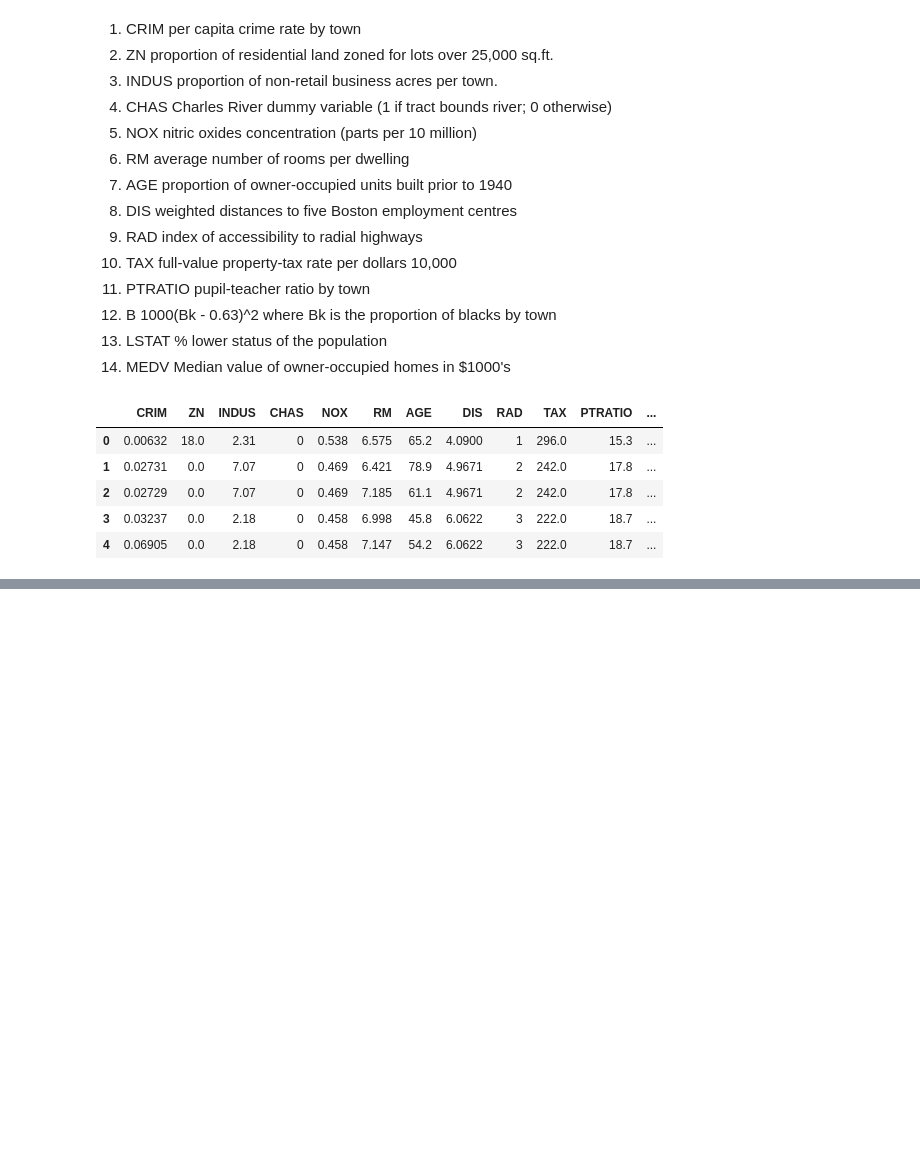
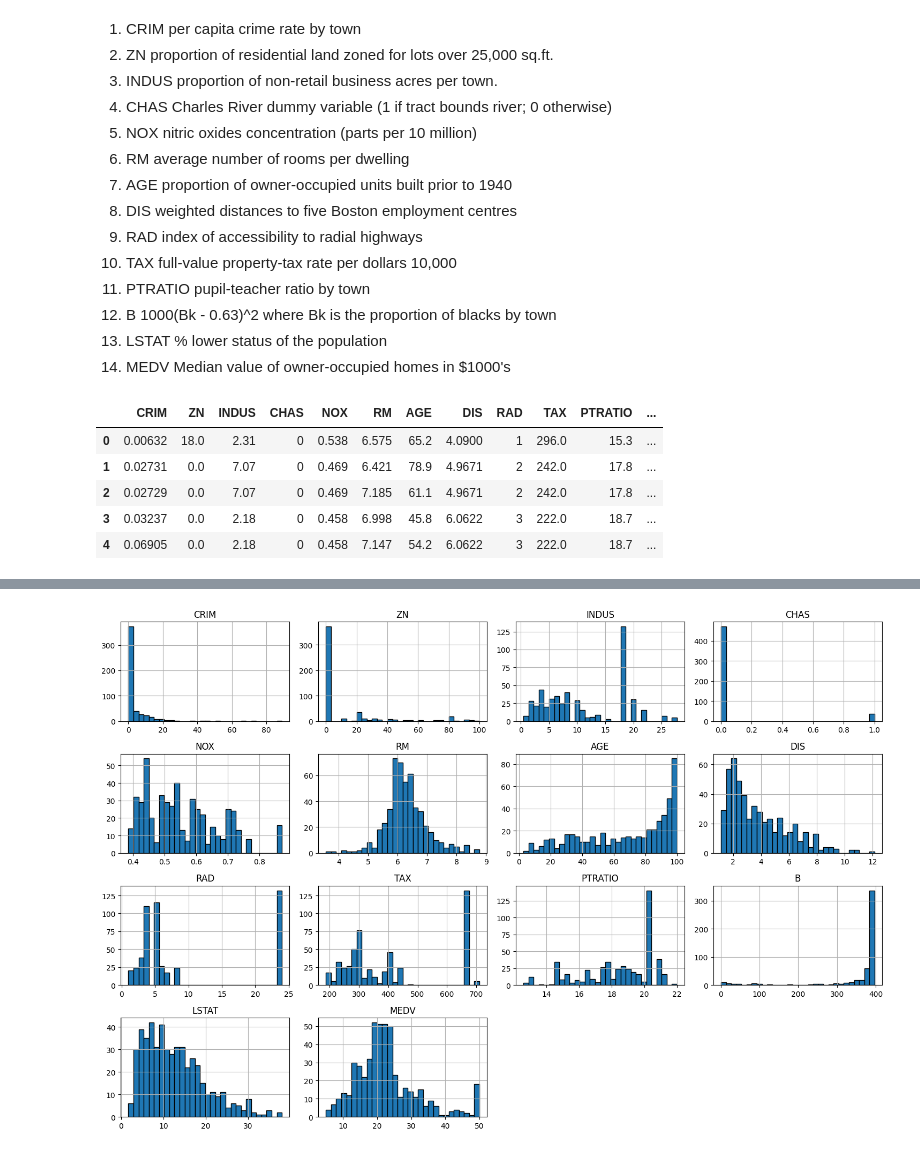
Before and after one commit to PabloSanchez87/DataScience_and_IA, a Jupyter notebook: Notebooks/Daniel/Regresion/Caso_Housing/regresion_lineal.ipynb, the cells around one changed output, grey strips where cells are left out. Cells and saved outputs as stored; diff of their text form; code cells hidden in the pictures; blank space fills up the shorter version.

Commit message:
housing regression - datalake

```diff
--- a/Notebooks/Daniel/Regresion/Caso_Housing/regresion_lineal.ipynb
+++ b/Notebooks/Daniel/Regresion/Caso_Housing/regresion_lineal.ipynb
@@ -31,0 +119,7 @@ housing_df.head()
+# %%
+# Configuración del tamaño de las gráficas
+housing_df.hist(bins=30, figsize=(15, 10), edgecolor='black')
+plt.tight_layout()
+plt.show()
+# %% [output]
+[figure, added]
```
Also changed, not shown: parts of 10 cells of this notebook, 2 other files.
